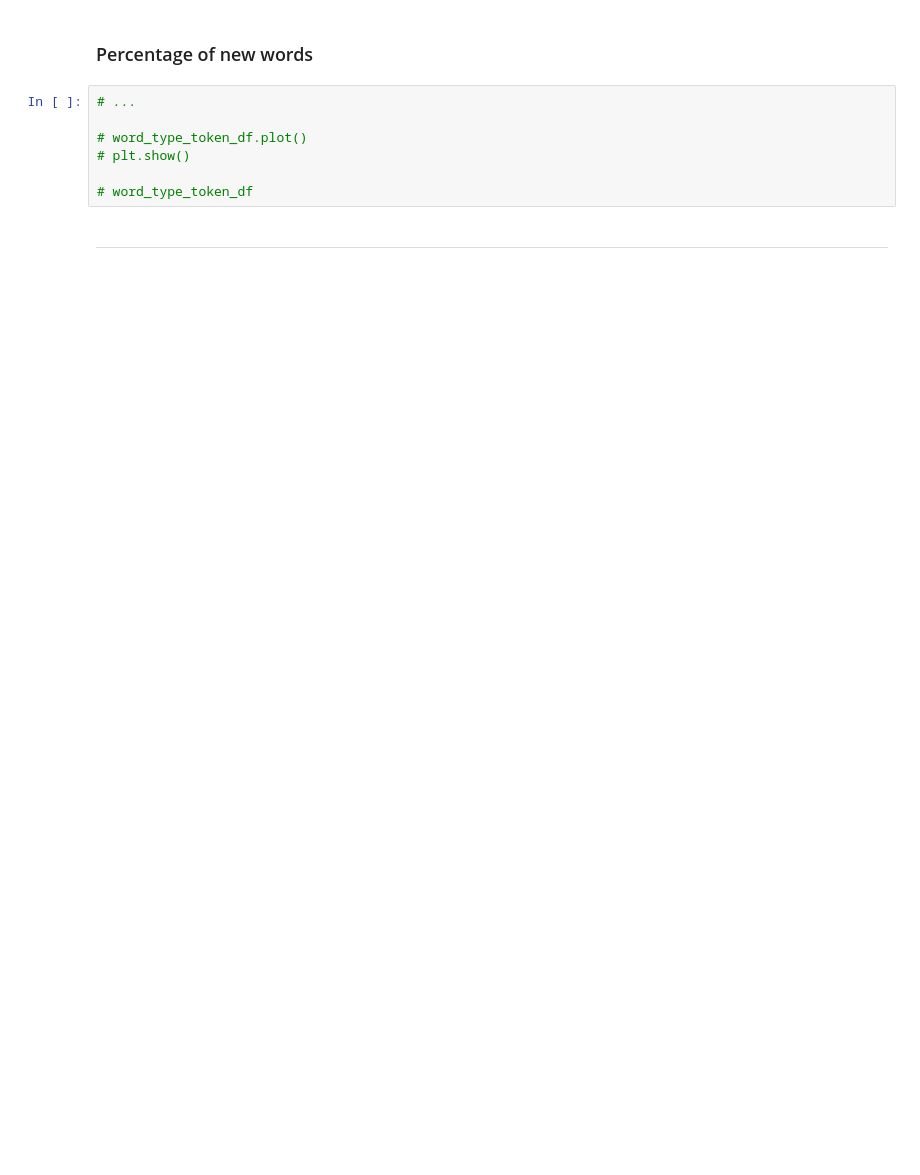
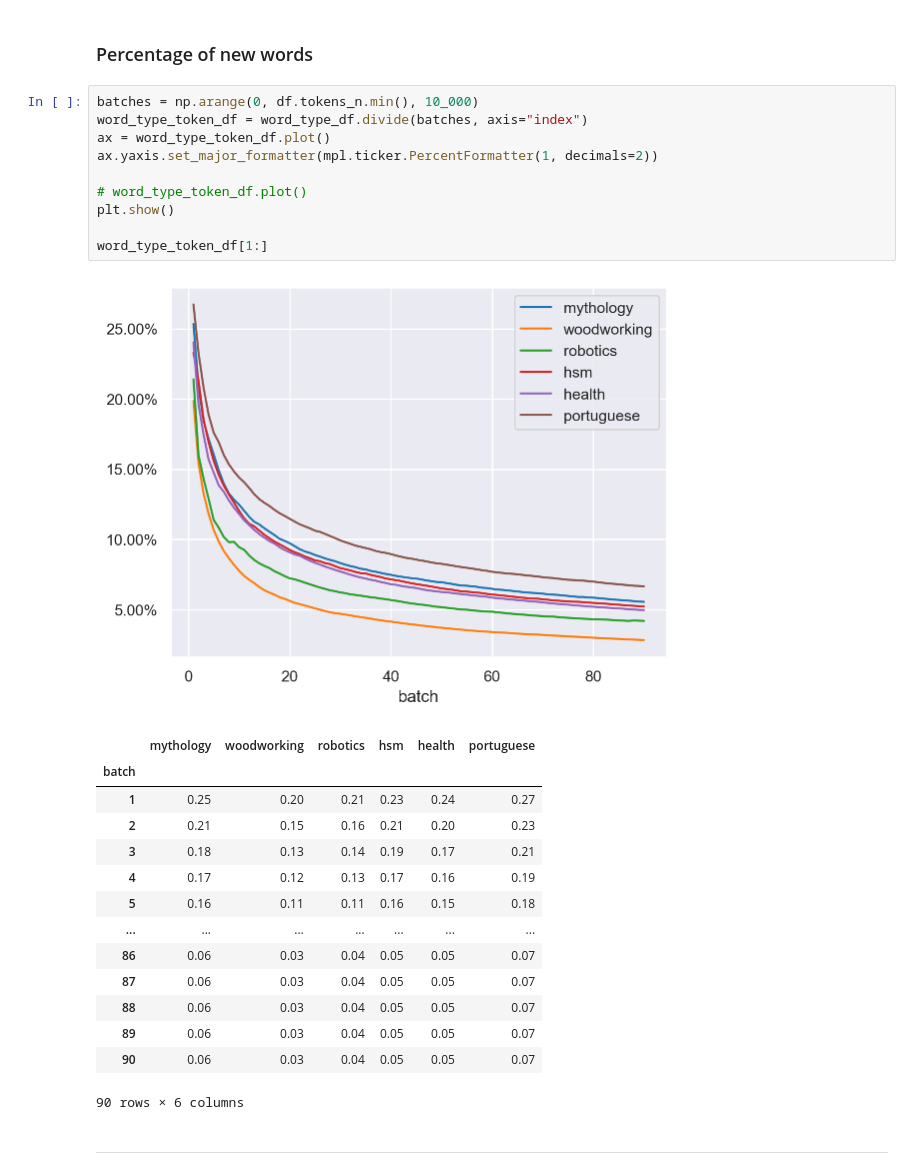
Before and after one commit to jlopetegui98/HandsOn-NLP, a Jupyter notebook: TP1/HoNLP_week1.ipynb, the cells around one changed output. Drawn from its saved outputs; the diff is of its cells as text; blank space fills up the shorter version.

```diff
--- a/TP1/HoNLP_week1.ipynb
+++ b/TP1/HoNLP_week1.ipynb
@@ -765,11 +848,30 @@ word_type_df
 # %% [markdown]
 ### Percentage of new words
-# %%
-# ...
-
-# word_type_token_df.plot()
-# plt.show()
-
-# word_type_token_df
+# %%
+batches = np.arange(0, df.tokens_n.min(), 10_000)
+word_type_token_df = word_type_df.divide(batches, axis="index")
+ax = word_type_token_df.plot()
+ax.yaxis.set_major_formatter(mpl.ticker.PercentFormatter(1, decimals=2))
+
+# word_type_token_df.plot()
+plt.show()
+
+word_type_token_df[1:]
+# %% [output]
+[figure, added]
+|  | mythology | woodworking | robotics | hsm | health | portuguese |
+| batch |  |  |  |  |  |  |
+| 1 | 0.25 | 0.20 | 0.21 | 0.23 | 0.24 | 0.27 |
+| 2 | 0.21 | 0.15 | 0.16 | 0.21 | 0.20 | 0.23 |
+| 3 | 0.18 | 0.13 | 0.14 | 0.19 | 0.17 | 0.21 |
+| 4 | 0.17 | 0.12 | 0.13 | 0.17 | 0.16 | 0.19 |
+| 5 | 0.16 | 0.11 | 0.11 | 0.16 | 0.15 | 0.18 |
+| ... | ... | ... | ... | ... | ... | ... |
+| 86 | 0.06 | 0.03 | 0.04 | 0.05 | 0.05 | 0.07 |
+| 87 | 0.06 | 0.03 | 0.04 | 0.05 | 0.05 | 0.07 |
+| 88 | 0.06 | 0.03 | 0.04 | 0.05 | 0.05 | 0.07 |
+| 89 | 0.06 | 0.03 | 0.04 | 0.05 | 0.05 | 0.07 |
+| 90 | 0.06 | 0.03 | 0.04 | 0.05 | 0.05 | 0.07 |
+90 rows × 6 columns
 # %% [markdown]
 ____
```
Also changed, not shown: parts of 22 cells of this notebook.
